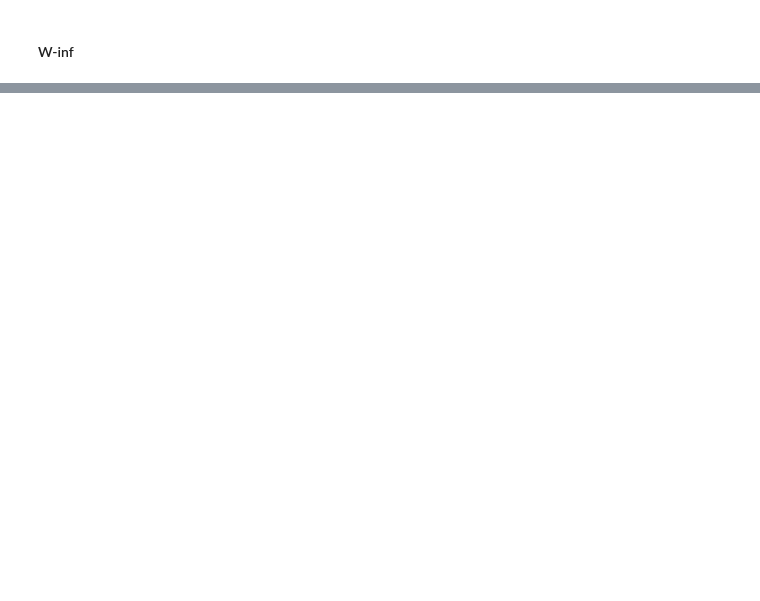
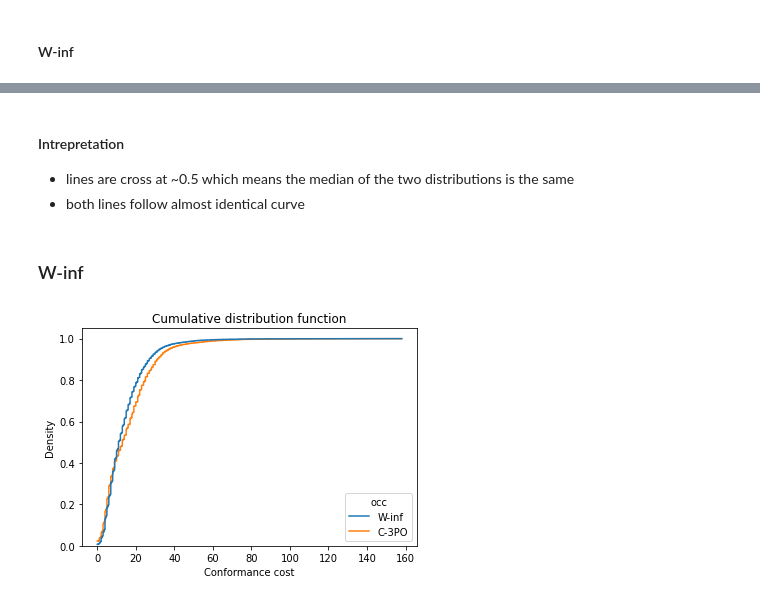
Before and after one commit to MaxTNielsen/ConformanceCheckingUsingTries, a Jupyter notebook: Jupyter/comparative_analysis.ipynb, the cells around one changed output, grey strips where cells are left out. Drawn from its saved outputs; the diff is of its cells as text; code cells hidden in the pictures; blank space fills up the shorter version.

```diff
--- a/Jupyter/comparative_analysis.ipynb
+++ b/Jupyter/comparative_analysis.ipynb
@@ -431,0 +505,17 @@ Conformance cost - completeness cost: spearman rho: -0.420, p-value: 0.000000000
+# %% [markdown]
+#### Intrepretation
+
+- lines are cross at ~0.5 which means the median of the two distributions is the same
+- both lines follow almost identical curve
+# %% [markdown]
+### W-inf
+# %%
+pref_w_inf_df['occ'] = len(pref_w_inf_df) * ['W-inf']
+
+cumu_df = pd.concat([pref_w_inf_df, C_3PO_df])
+
+sns.histplot(x='Conformance cost', data=cumu_df, hue='occ', bins=len(cumu_df), stat="density",
+             element="step", fill=False, cumulative=True, common_norm=False);
+plt.title("Cumulative distribution function");
+# %% [output]
+[figure, added]
```
Also changed, not shown: parts of 21 cells of this notebook, 1 other file.
